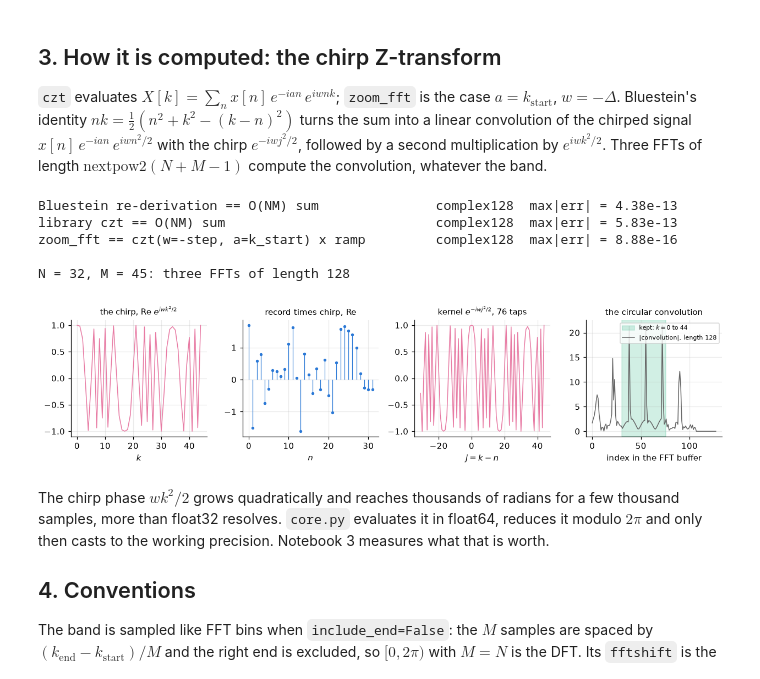
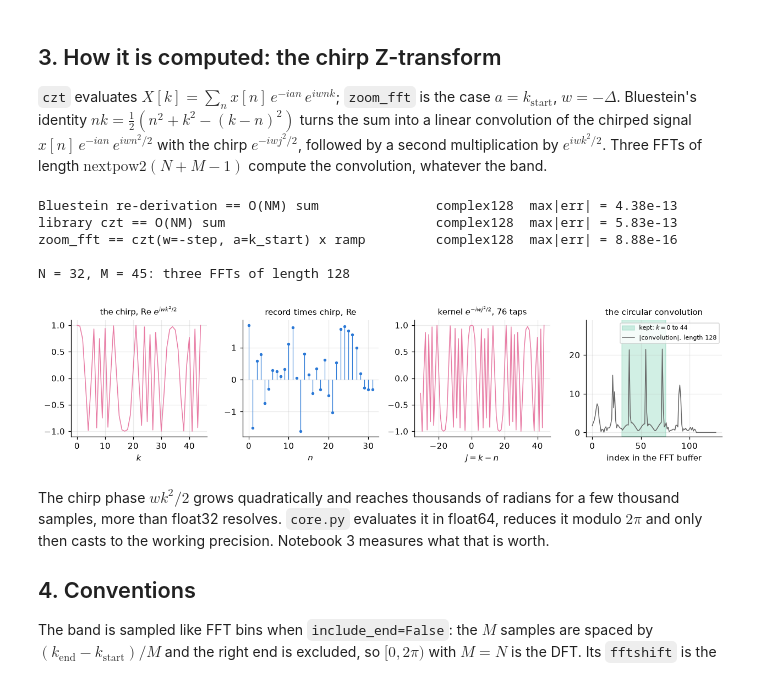
Before and after one commit to jon-dong/minimal-zoom-fft, a Jupyter notebook: notebooks/02_what_it_computes.ipynb, the cells around one changed output. Cells and saved outputs as stored; diff of their text form; code cells hidden in the pictures.

```diff
--- a/notebooks/02_what_it_computes.ipynb
+++ b/notebooks/02_what_it_computes.ipynb
@@ -211,34 +212,35 @@ fig, axes = plt.subplots(1, 4, figsize=(11.5, 2.9))
 ax = axes[0]
 ax.plot(chirp.real, color=PINK, lw=1)
 ax.set(xlabel="$k$", title=r"the chirp, Re $e^{i w k^2/2}$")
 ax = axes[1]
 ax.vlines(n_idx, 0, pre.real, color=BLUE, lw=0.8); ax.plot(n_idx, pre.real, "o", ms=2.5, color=BLUE)
 ax.set(xlabel="$n$", title="record times chirp, Re")
 ax = axes[2]
 jj = torch.arange(-(N - 1), M_p)
 ax.plot(jj, kernel.real, color=PINK, lw=1)
 ax.set(xlabel="$j = k - n$", title=f"kernel $e^{{-i w j^2/2}}$, {len(jj)} taps")
 ax = axes[3]
 ax.axvspan(N - 1 - 0.5, N - 1 + M_p - 0.5, color=AQUA, alpha=0.2, label=f"kept: $k = 0$ to ${M_p - 1}$")
 ax.plot(conv.abs(), color="0.4", lw=1, label=f"|convolution|, length {n_fft}")
 ax.set(xlabel="index in the FFT buffer", title="the circular convolution")
+ax.set_ylim(top=1.35 * float(conv.abs().max()))                          # room for the legend above the peaks
 ax.legend(fontsize=7, loc="upper right")
 fig.tight_layout()
 
 check("Bluestein re-derivation == O(NM) sum", X_bl, brute)
 check("library czt == O(NM) sum", czt(x, M_p, w_p, a_p), brute)
 Mz, kz0, kz1, c_org = 51, -0.37, 1.234, 7.5
 check("zoom_fft == czt(w=-step, a=k_start) x ramp",
       zoom_fft(x, Mz, kz0, kz1, norm="backward", center=c_org),
       czt(x, Mz, w_phase=-(kz1 - kz0) / Mz, a_phase=kz0) * torch.exp(1j * c_org * zoom_freq(Mz, kz0, kz1)))
 print(f"\nN = {N}, M = {M_p}: three FFTs of length {n_fft}")
 # %% [output]
 Bluestein re-derivation == O(NM) sum               complex128  max|err| = 4.38e-13
 library czt == O(NM) sum                           complex128  max|err| = 5.83e-13
 zoom_fft == czt(w=-step, a=k_start) x ramp         complex128  max|err| = 8.88e-16
 
 N = 32, M = 45: three FFTs of length 128
-[figure, old version]
+[figure, new version]
 # %% [markdown]
 The chirp phase $w k^2 / 2$ grows quadratically and reaches thousands of radians for a few thousand samples, more than float32 resolves. `core.py` evaluates it in float64, reduces it modulo $2\pi$ and only then casts to the working precision. Notebook 3 measures what that is worth.
 
```
Also changed, not shown: parts of 4 cells of this notebook, 1 other file.
